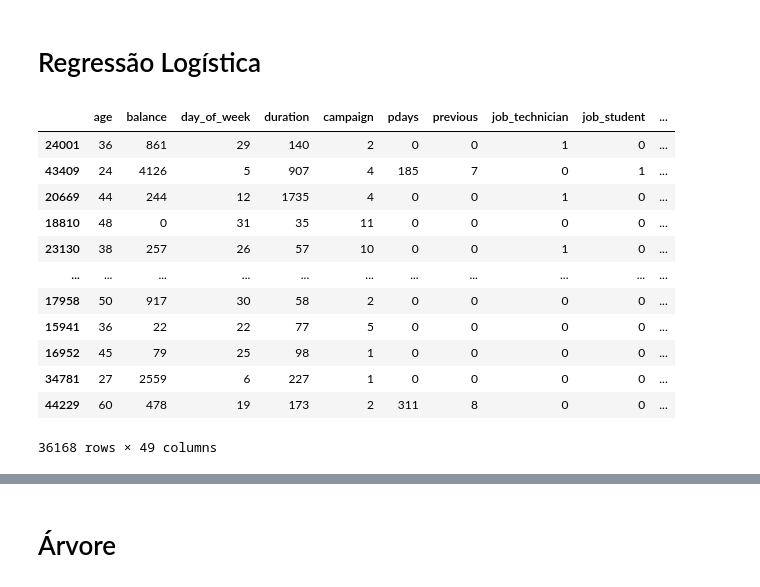
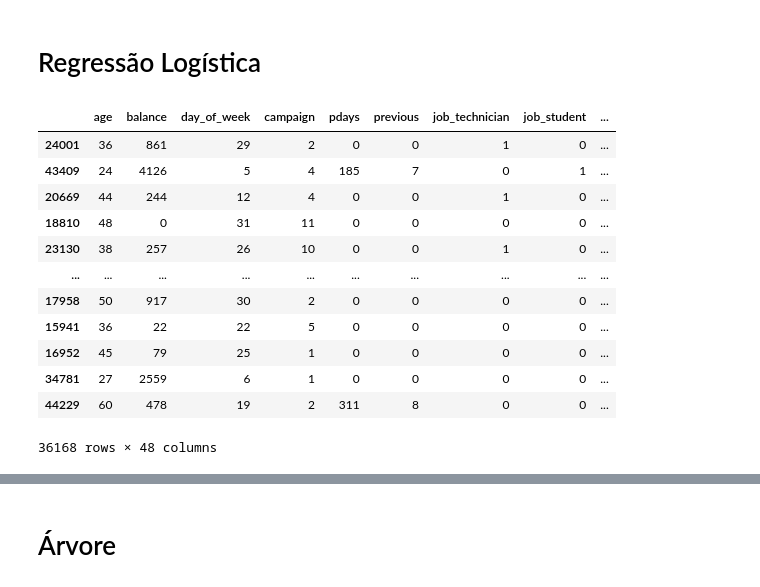
Before and after one commit to juliano-CN/analise-maketing-bancario, a Jupyter notebook: bank.ipynb, the cells around one changed output, grey strips where cells are left out. Drawn from its saved outputs; the diff is of its cells as text; code cells hidden in the pictures.

```diff
--- a/bank.ipynb
+++ b/bank.ipynb
@@ -373,51 +373,61 @@ memory usage: 5.9+ MB
 # %%
 # separando o conjunto de teste
 #bernoulli/logit
 #preparar os dados
 #amostra
 #criar modelo
 #avaliar modelo
 from sklearn.model_selection import train_test_split
-from feature_engine import encoding
+from feature_engine import encoding,imputation
+from sklearn import pipeline
 
-data_copy = df.copy()
-data_copy.drop(columns=["duration"])
-y = data_copy["y"]
-X = data_copy.drop(columns=["y"])
+data_copy =  df.copy()#df[["y","poutcome","housing"]]##"contact",,"marital","campaign","age"
+data_copy = data_copy.drop(columns=["duration"])
+y_copy = data_copy["y"]
+X_copy = data_copy.drop(columns=["y"])
 
-X_train, X_test, y_train, y_test = train_test_split(X, y, test_size=0.2,stratify=y,random_state=42)
+X_train, X_test, y_train, y_test = train_test_split(X_copy, y_copy, test_size=0.2,stratify=y_copy,random_state=42)
 
-cat_variables = ["job","marital","education","contact","month","poutcome","default","housing","loan"]
-jobMode = X_train["job"].mode()[0]
-X_train["job"] = X_train["job"].fillna(jobMode)
-X_test["job"] = X_test["job"].fillna(jobMode)
+cat_variables = ["job","marital","education","month","poutcome","default","housing","loan","contact"]
+mode = imputation.CategoricalImputer(variables = ["job","education"],imputation_method='frequent')
+unknow = imputation.CategoricalImputer(variables = "contact",fill_value="unknown")
+onehot = encoding.OneHotEncoder(variables=cat_variables)
 
-educationMode = X_train["education"].mode()[0]
-X_train["education"] = X_train["education"].fillna(educationMode)
-X_test["education"] = X_test["education"].fillna(educationMode)
+my_pipeline = pipeline.Pipeline([
+    ("mode",mode),
+    ("unknow",unknow),
+    ("onehot",onehot)
+])
+X_train = my_pipeline.fit_transform(X_train)#aprende e aplica os padroes
+X_test = my_pipeline.transform(X_test)#so aplica os padroes
 
-X_train["contact"] = X_train["contact"].fillna("unknow")
-X_test["contact"] = X_test["contact"].fillna("unknow")
+#------
 
-#aplicando as tranformações
-onehot = encoding.OneHotEncoder(variables=cat_variables)
-onehot.fit(X_train)
-X_train = onehot.transform(X_train)
-X_test = onehot.transform(X_test)
-
+#X_train, X_test, y_train, y_test = train_test_split(X_copy, y_copy, test_size=0.2,stratify=y_copy,random_state=42)
+#
+#cat_variables = ["poutcome","housing"]#,"contact","marital",
+##unknow = imputation.CategoricalImputer(variables = "contact",fill_value="unknown")
+#onehot = encoding.OneHotEncoder(variables=cat_variables)
+#
+#my_pipeline = pipeline.Pipeline([
+#    #("unknow",unknow),
+#    ("onehot",onehot)
+#])
+#X_train = my_pipeline.fit_transform(X_train)#aprende e aplica os padroes
+#X_test = my_pipeline.transform(X_test)#so aplica os padroes
+#
 display(X_train)
-display(X_test)
 # %% [output]
-|  | age | balance | day_of_week | duration | campaign | pdays | previous | job_technician | job_student | ... |
-| 24001 | 36 | 861 | 29 | 140 | 2 | 0 | 0 | 1 | 0 | ... |
-| 43409 | 24 | 4126 | 5 | 907 | 4 | 185 | 7 | 0 | 1 | ... |
-| 20669 | 44 | 244 | 12 | 1735 | 4 | 0 | 0 | 1 | 0 | ... |
-| 18810 | 48 | 0 | 31 | 35 | 11 | 0 | 0 | 0 | 0 | ... |
-| 23130 | 38 | 257 | 26 | 57 | 10 | 0 | 0 | 1 | 0 | ... |
-| ... | ... | ... | ... | ... | ... | ... | ... | ... | ... | ... |
-| 17958 | 50 | 917 | 30 | 58 | 2 | 0 | 0 | 0 | 0 | ... |
-| 15941 | 36 | 22 | 22 | 77 | 5 | 0 | 0 | 0 | 0 | ... |
-| 16952 | 45 | 79 | 25 | 98 | 1 | 0 | 0 | 0 | 0 | ... |
-| 34781 | 27 | 2559 | 6 | 227 | 1 | 0 | 0 | 0 | 0 | ... |
-| 44229 | 60 | 478 | 19 | 173 | 2 | 311 | 8 | 0 | 0 | ... |
+|  | age | balance | day_of_week | campaign | pdays | previous | job_technician | job_student | ... |
+| 24001 | 36 | 861 | 29 | 2 | 0 | 0 | 1 | 0 | ... |
+| 43409 | 24 | 4126 | 5 | 4 | 185 | 7 | 0 | 1 | ... |
+| 20669 | 44 | 244 | 12 | 4 | 0 | 0 | 1 | 0 | ... |
+| 18810 | 48 | 0 | 31 | 11 | 0 | 0 | 0 | 0 | ... |
+| 23130 | 38 | 257 | 26 | 10 | 0 | 0 | 1 | 0 | ... |
+| ... | ... | ... | ... | ... | ... | ... | ... | ... | ... |
+| 17958 | 50 | 917 | 30 | 2 | 0 | 0 | 0 | 0 | ... |
+| 15941 | 36 | 22 | 22 | 5 | 0 | 0 | 0 | 0 | ... |
+| 16952 | 45 | 79 | 25 | 1 | 0 | 0 | 0 | 0 | ... |
+| 34781 | 27 | 2559 | 6 | 1 | 0 | 0 | 0 | 0 | ... |
+| 44229 | 60 | 478 | 19 | 2 | 311 | 8 | 0 | 0 | ... |
-36168 rows × 49 columns
+36168 rows × 48 columns
```
Also changed, not shown: parts of 20 cells of this notebook, 1 other file.
